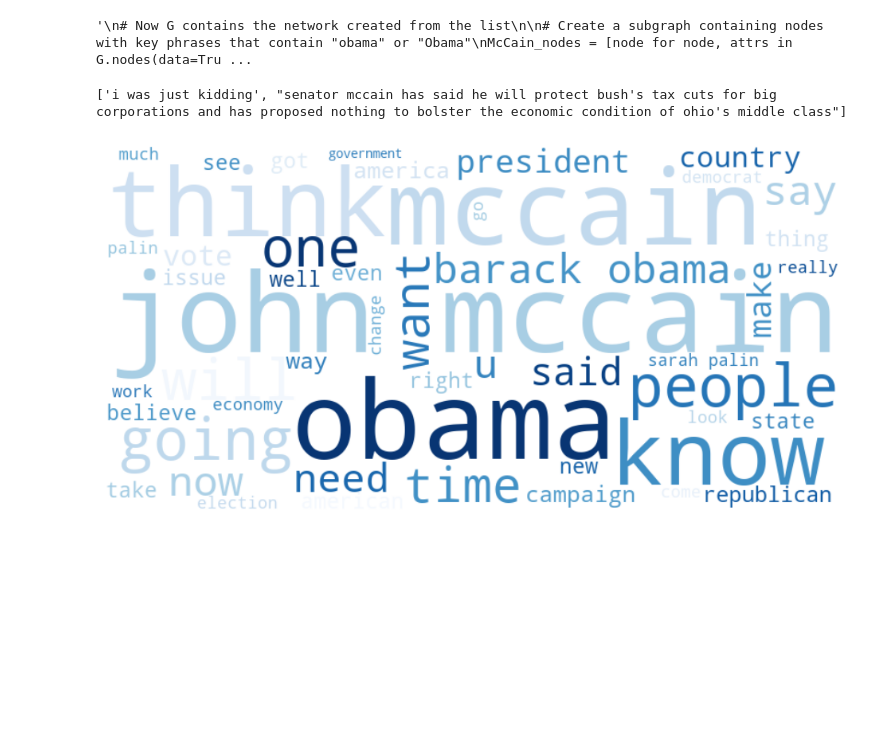
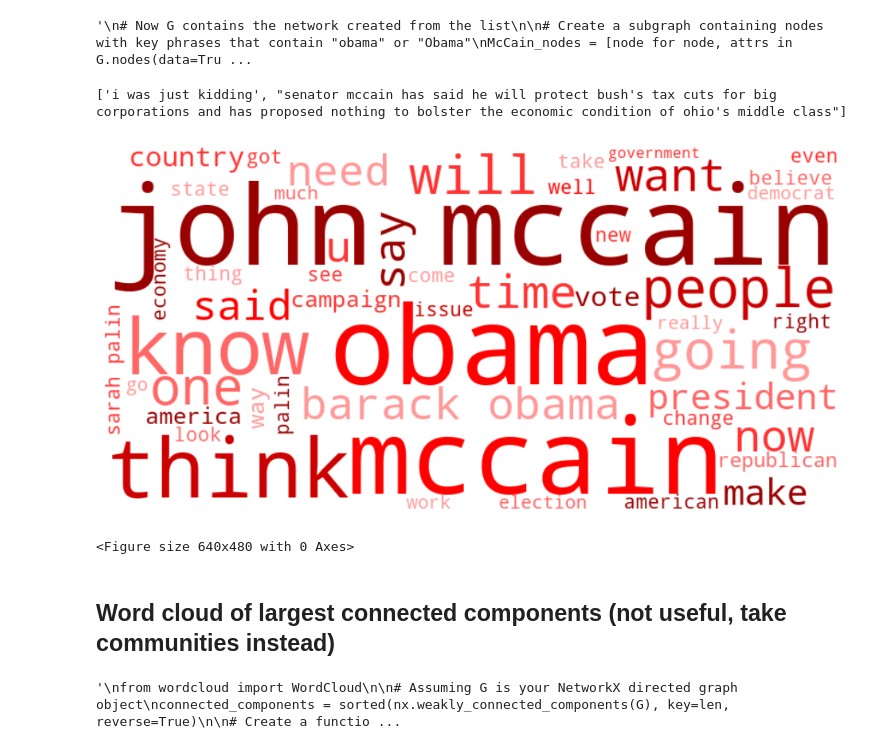
Before and after one commit to Morell1123/FinalProjectAssignment, a Jupyter notebook: NLP Analysis.ipynb, the cells around one changed output. Cells and saved outputs as stored; diff of their text form; code cells hidden in the pictures; blank space fills up the shorter version.

Commit message:
NLP output for website generated

```diff
--- a/NLP Analysis.ipynb
+++ b/NLP Analysis.ipynb
@@ -48,16 +67,17 @@ import numpy as np
 import matplotlib.colors as mcolors
 import matplotlib as mpl
 
-colors = ['#7297ff', '#6fa8dc', '#63c2e3', '#80ced6', '#87cefa', '#00bfff']
+colors = ['#0015bc', '#0339f8', '#5578ff', '#89a9ff', '#c6d4ff', '#80b3ff']
 cmap = mcolors.ListedColormap(colors)
 
 # Generate word cloud
 wordcloud = WordCloud(width=800, height=400, max_words=50, background_color='white', stopwords=STOPWORDS,
-                      min_font_size=10, max_font_size=150, colormap= mpl.cm.Blues).generate(flattened_string_obama)
+                      min_font_size=10, max_font_size=150, colormap= cmap).generate(flattened_string_obama)
 
 # Display the word cloud
 plt.figure(figsize=(12, 6))
 plt.imshow(wordcloud, interpolation='bilinear')
 plt.axis("off")
 plt.show()
+plt.savefig("visuals_for_website/obama_wordcloud.png", dpi=400)
 # %% [output]
@@ -90,33 +111,68 @@ with open(filename, "wb") as file:
 # %%
 with open('mccain_subgraph.pickle', 'rb') as file:
     G = pickle.load(file)
 
 # Get all "key phrases" node attribute values
 key_phrases_mccain = nx.get_node_attributes(G, 'key_phrases').values()
 key_phrases_mccain = list(set([phrase.lower() for phrases in key_phrases_mccain for phrase in phrases]))
 print(key_phrases_mccain[:2])
 
 flattened_string_mccain = ' '.join(key_phrases_mccain)
 
 # Import necessary packages
 from wordcloud import WordCloud, STOPWORDS
 import matplotlib.pyplot as plt
 import numpy as np
 import matplotlib.colors as mcolors
 import matplotlib as mpl
 
-colors = ['#7297ff', '#6fa8dc', '#63c2e3', '#80ced6', '#87cefa', '#00bfff']
+colors = ['#ff0000', '#990000', '#cc0000', '#ff3333', '#ff6666', '#ff9999']
 cmap = mcolors.ListedColormap(colors)
 
 # Generate word cloud
 wordcloud = WordCloud(width=800, height=400, max_words=50, background_color='white', stopwords=STOPWORDS,
-                      min_font_size=10, max_font_size=150, colormap= mpl.cm.Blues).generate(flattened_string_mccain)
+                      min_font_size=10, max_font_size=150, colormap= cmap).generate(flattened_string_mccain)
 
 # Display the word cloud
 plt.figure(figsize=(12, 6))
 plt.imshow(wordcloud, interpolation='bilinear')
 plt.axis("off")
 plt.show()
+plt.savefig("visuals_for_website/mccain_wordcloud.png", dpi=400)
 # %% [output]
 ['i was just kidding', "senator mccain has said he will protect bush's tax cuts for big corporations and has proposed nothing to bolster the economic condition of ohio's middle class"]
-[figure, old version]
+[figure, new version]
+<Figure size 640x480 with 0 Axes>
+# %% [markdown]
+## Word cloud of largest connected components (not useful, take communities instead)
+# %%
+"""
+from wordcloud import WordCloud
+
+# Assuming G is your NetworkX directed graph object
+connected_components = sorted(nx.weakly_connected_components(G), key=len, reverse=True)
+
+# Create a function to generate word clouds
+def generate_wordcloud(component, index):
+    subgraph = G.subgraph(component)
+    key_phrases = [node_attr['key_phrases'] for _, node_attr in subgraph.nodes(data=True)]
+    key_phrases_flat = [phrase for phrases in key_phrases for phrase in phrases]
+    flattened_string = ' '.join(key_phrases_flat)
+
+    wordcloud = WordCloud(width=800, height=400, max_words=50, background_color='white',
+                          min_font_size=10, max_font_size=150).generate(flattened_string)
+
+    plt.subplot(5, 2, index + 1)
+    plt.imshow(wordcloud, interpolation='bilinear')
+    plt.axis("off")
+    plt.title(f"Word Cloud for Component {index + 1}")
+
+# Display the word clouds for the 10 largest connected components
+plt.figure(figsize=(20, 40))
+for i, component in enumerate(connected_components[:10]):
+    generate_wordcloud(component, i)
+plt.tight_layout()
+plt.show()
+"""
+# %% [output]
+'\nfrom wordcloud import WordCloud\n\n# Assuming G is your NetworkX directed graph object\nconnected_components = sorted(nx.weakly_connected_components(G), key=len, reverse=True)\n\n# Create a functio ...
```
Also changed, not shown: parts of 8 cells of this notebook, 12 other files.
